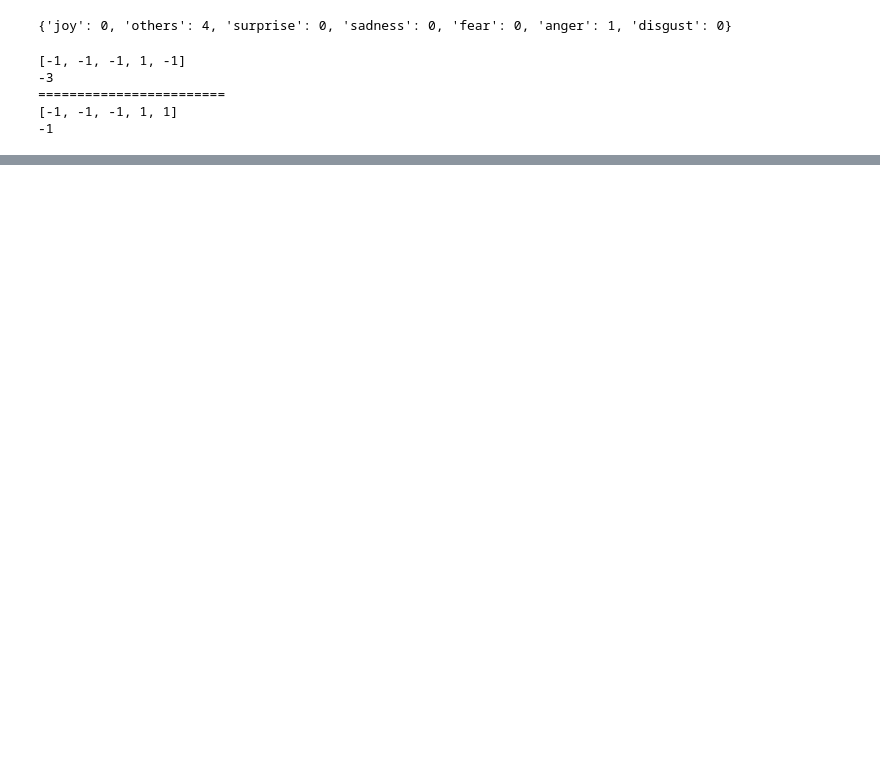
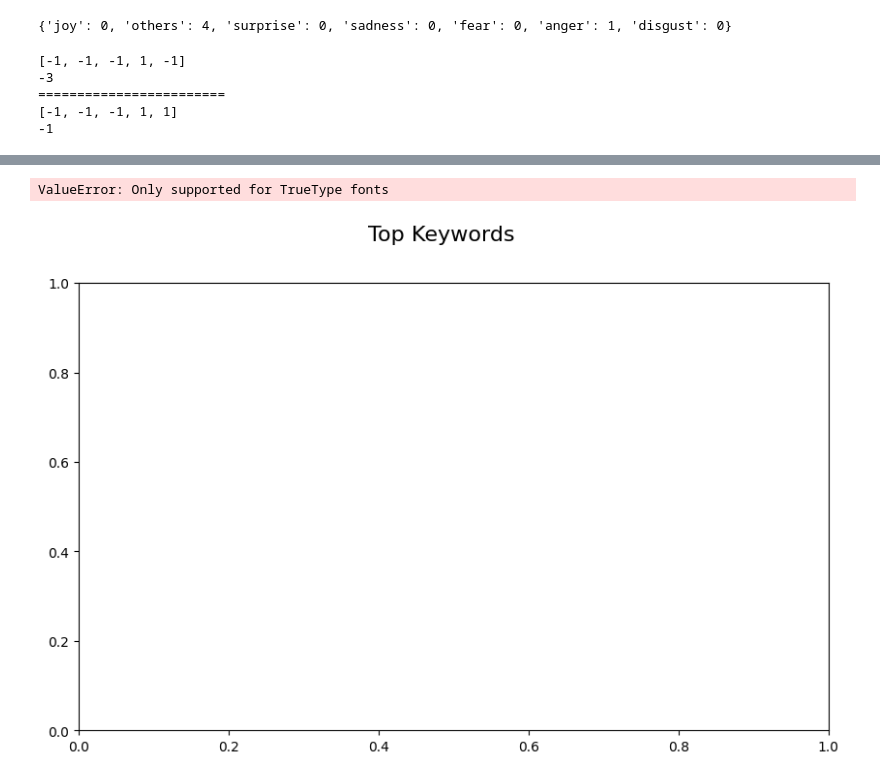
Before and after one commit to nmywrld/sentimentAnalyser, a Jupyter notebook: testing/main.ipynb, the cells around one changed output, grey strips where cells are left out. Drawn from its saved outputs; the diff is of its cells as text; code cells hidden in the pictures; blank space fills up the shorter version.

```diff
--- a/testing/main.ipynb
+++ b/testing/main.ipynb
@@ -222,0 +228,65 @@ plt.show()
+# %%
+import matplotlib.pyplot as plt
+from wordcloud import WordCloud
+from vaderSentiment.vaderSentiment import SentimentIntensityAnalyzer  # Import Vader
+
+# Define the keywords dictionary
+# keywords = {"word1": 10, "word2": 20, "word3": 15, "word4": 30}  # Replace with your actual data
+
+# Create a color mapping for sentiment (you can adjust these colors)
+sentiment_colors = {
+    'positive': 'green',
+    'neutral': 'gray',
+    'negative': 'red'
+}
+
+# Create a subplot for the word cloud
+fig, ax = plt.subplots(figsize=(10, 6))  # Adjust the figure size as needed
+
+# Create a title for the top keywords
+title = fig.suptitle("Top Keywords", fontsize=16)
+
+# Initialise Vader sentiment analyser
+analyzer = SentimentIntensityAnalyzer()
+
+# Function to analyze sentiment and assign colors to words using Vader
+def analyze_sentiment_and_color(text):
+    sentiment = analyzer.polarity_scores(text)
+    compound_score = sentiment['compound']
+
+    if compound_score > 0:
+        return sentiment_colors['positive']
+    elif compound_score < 0:
+        return sentiment_colors['negative']
+    else:
+        return sentiment_colors['neutral']
+
+# Function to update the word cloud
+def update():
+    # Analyse sentiment and assign colors to words
+    colors = {word: analyze_sentiment_and_color(word) for word in keywords.keys()}
+
+    # Create a word cloud with colored words
+    wordcloud = WordCloud(
+        width=400, height=200, max_words=50, background_color='white',
+        color_func=lambda word, font_size, position, orientation, random_state=None, **kwargs: colors.get(word, 'black'),
+        font_path=None
+        # font_name="Arial"
+    ).generate_from_frequencies(keywords)
+
+    # Update the word cloud on the subplot
+    ax.clear()
+    ax.imshow(wordcloud, interpolation='bilinear')
+    ax.axis('off')
+
+    fig.canvas.draw_idle()
+
+# Initialise the word cloud
+update()
+
+# Display the plot
+plt.tight_layout()
+plt.show()
+# %% [output]
+ValueError: Only supported for TrueType fonts
+[figure, added]
```
Also changed, not shown: parts of 5 cells of this notebook, 1 other file.
